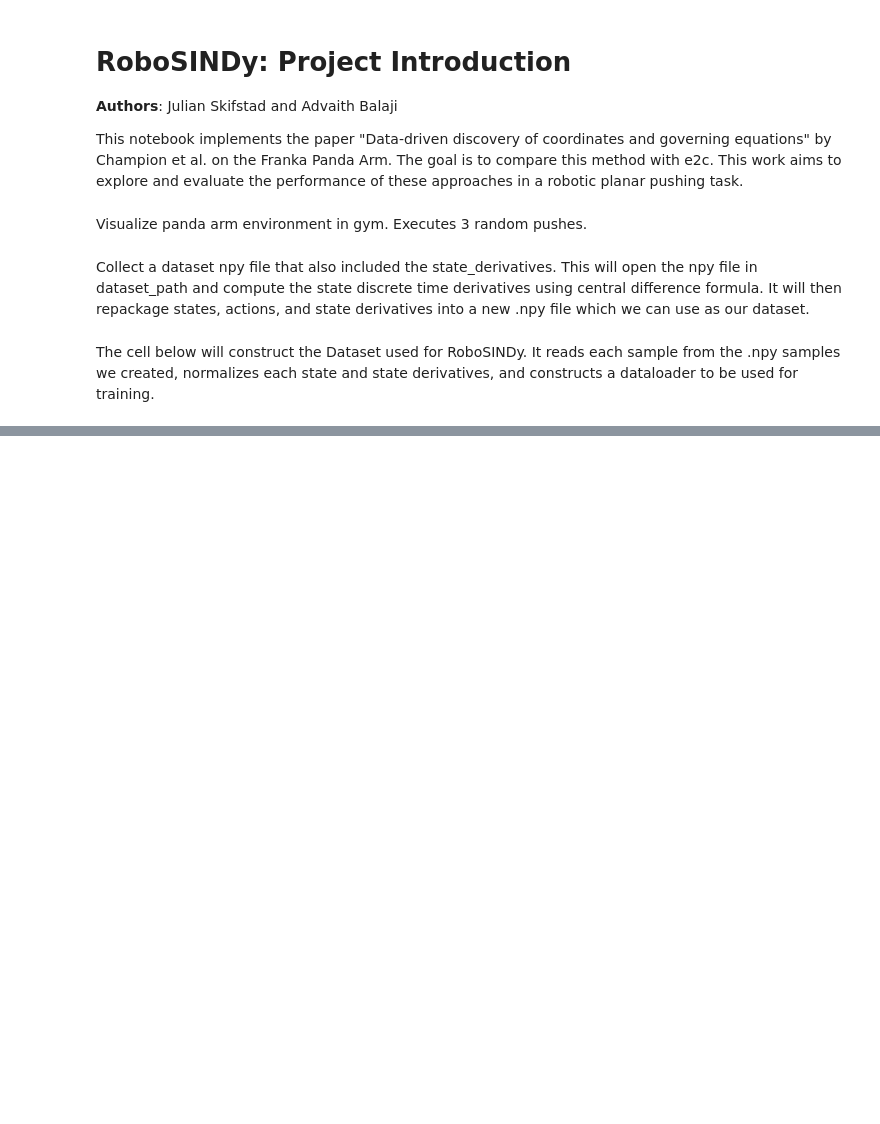
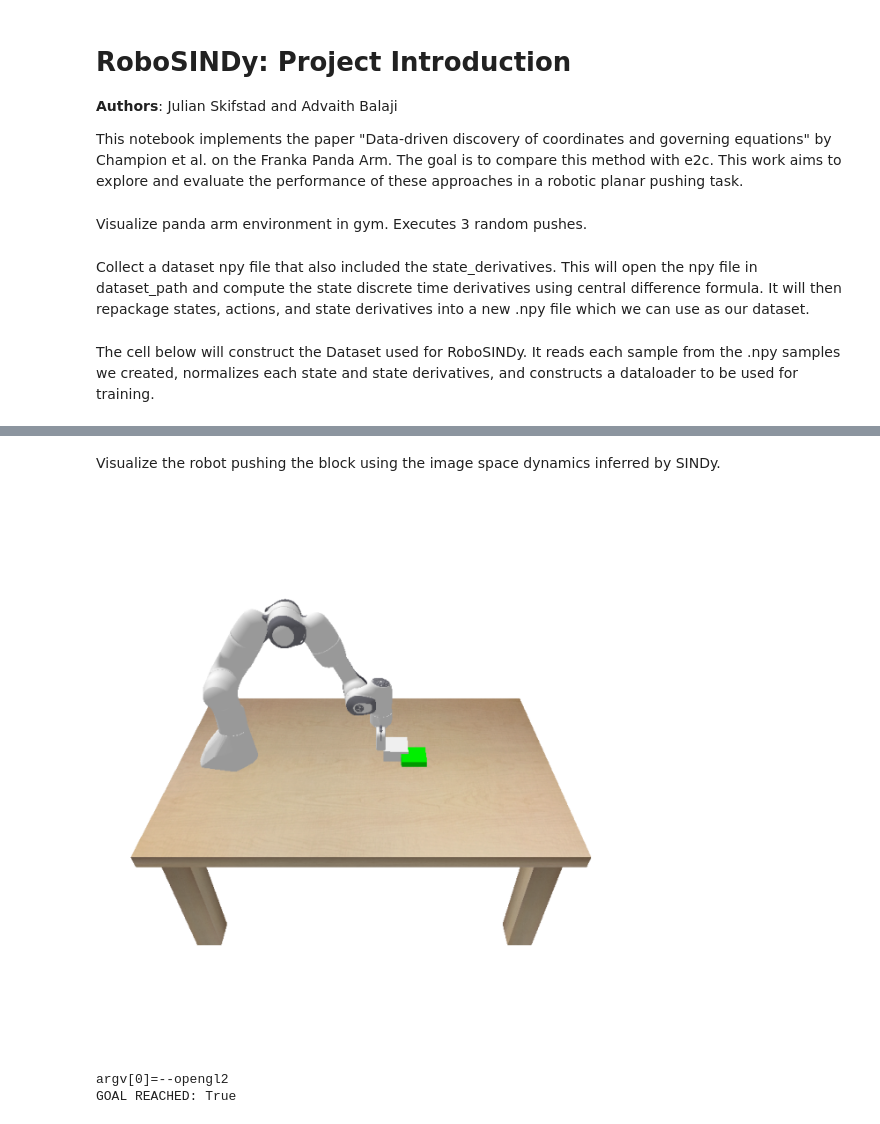
Before and after one commit to adi-balaji/RoboSINDy, a Jupyter notebook: RoboSINDy.ipynb, the cells around one changed output, grey strips where cells are left out. Saved outputs shown, nothing was run; the diff lists cells and outputs as text; code cells hidden in the pictures; blank space fills up the shorter version.

Commit message:
sindy working on push controller

```diff
--- a/RoboSINDy.ipynb
+++ b/RoboSINDy.ipynb
@@ -155,4 +174,6 @@ print(f"Model saved to {model_path}")
 # %%
+sindy_dynamics_model = model
+
 print("Xi coefficients:")
 
 # print in decimal form
@@ -162,0 +197,45 @@ for i in range(len(model.xi_coefficients)):
+# %% [markdown]
+Visualize the robot pushing the block using the image space dynamics inferred by SINDy.
+# %%
+# Control on an obstacle free environment
+%matplotlib inline
+
+fig = plt.figure(figsize=(8,8))
+hfig = display(fig, display_id=True)
+visualizer = NotebookVisualizer(fig=fig, hfig=hfig)
+
+
+target_state = np.array([0.7, 0., 0.])
+
+env = PandaImageSpacePushingEnv(visualizer=visualizer, render_non_push_motions=False,  camera_heigh=800, camera_width=800, render_every_n_steps=5, grayscale=True)
+state_0 = env.reset()
+env.object_target_pose = env._planar_pose_to_world_pose(target_state)
+controller = PushingImgSpaceController(env, sindy_dynamics_model, img_space_pushing_cost_function, normalization_constants, num_samples=100, horizon=10)
+
+state = state_0
+
+# num_steps_max = 100
+num_steps_max = 30
+
+
+goal_reached = False
+for i in range(num_steps_max):
+    action = controller.control(state)
+    state, reward, done, _ = env.step(action)
+
+    # check if we have reached the goal
+    end_pose = env.get_object_pos_planar()
+    goal_distance = np.linalg.norm(end_pose[:2]-target_state[:2]) # evaluate only position, not orientation
+    goal_reached = goal_distance < BOX_SIZE
+    if done or goal_reached:
+        break
+
+
+print(f'GOAL REACHED: {goal_reached}')
+
+
+plt.close(fig)
+# %% [output]
+[figure, added]
+argv[0]=--opengl2
+GOAL REACHED: True
```
Also changed, not shown: parts of 3 cells of this notebook, 2 other files.
